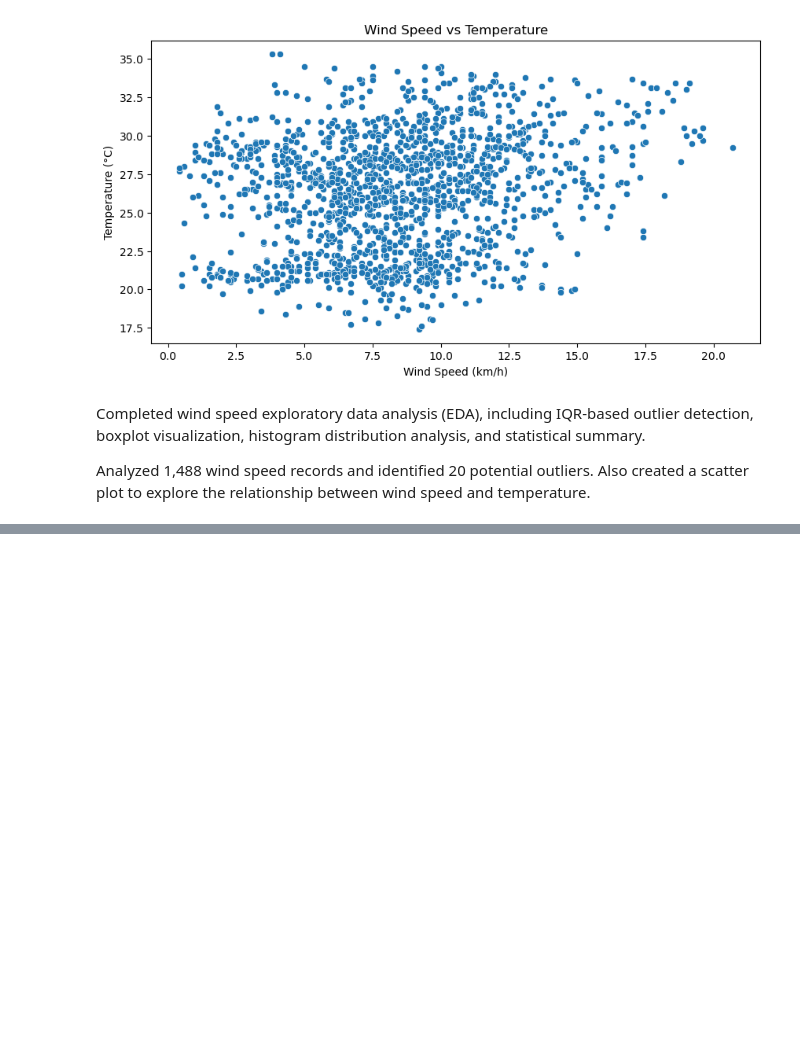
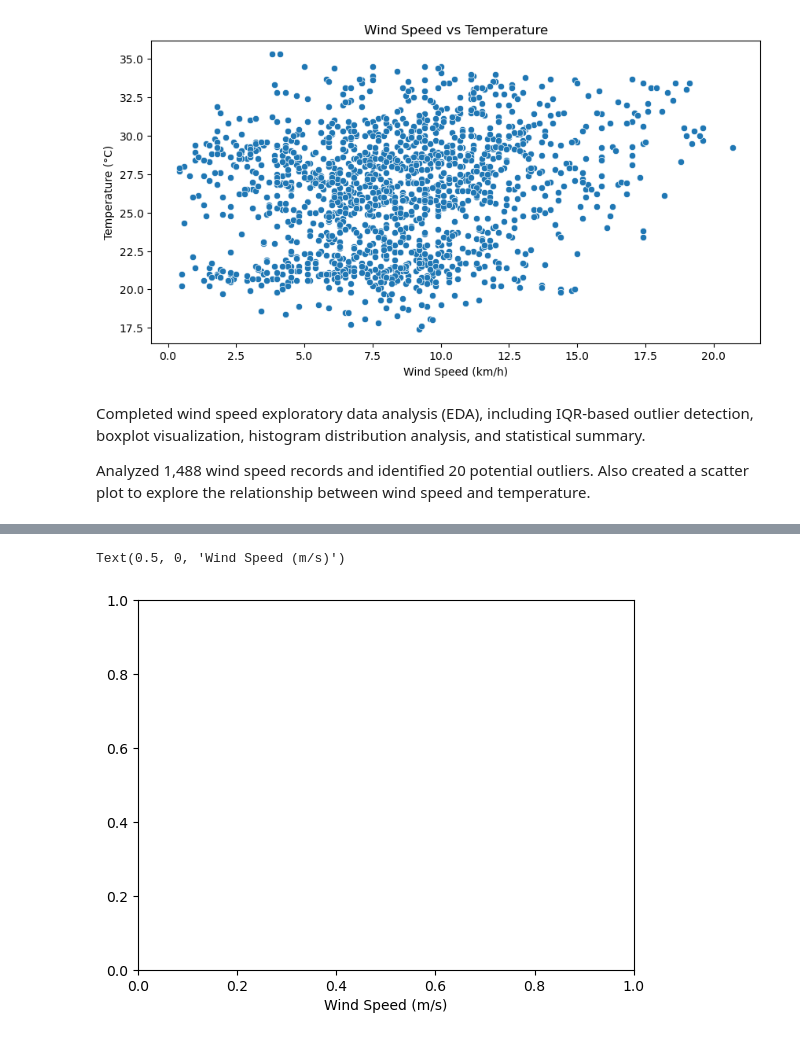
Before and after one commit to shabaz-syed/AtomSync-MicroClimate-Analaytics, a Jupyter notebook: Notebooks/01_data_understanding.ipynb, the cells around one changed output, grey strips where cells are left out. Cells and saved outputs as stored; diff of their text form; code cells hidden in the pictures; blank space fills up the shorter version.

```diff
--- a/Notebooks/01_data_understanding.ipynb
+++ b/Notebooks/01_data_understanding.ipynb
@@ -1103,0 +1126,5 @@ Analyzed 1,488 wind speed records and identified 20 potential outliers. Also cre
+# %%
+plt.xlabel('Wind Speed (m/s)')
+# %% [output]
+Text(0.5, 0, 'Wind Speed (m/s)')
+[figure, added]
```
Also changed, not shown: parts of 4 cells of this notebook.
